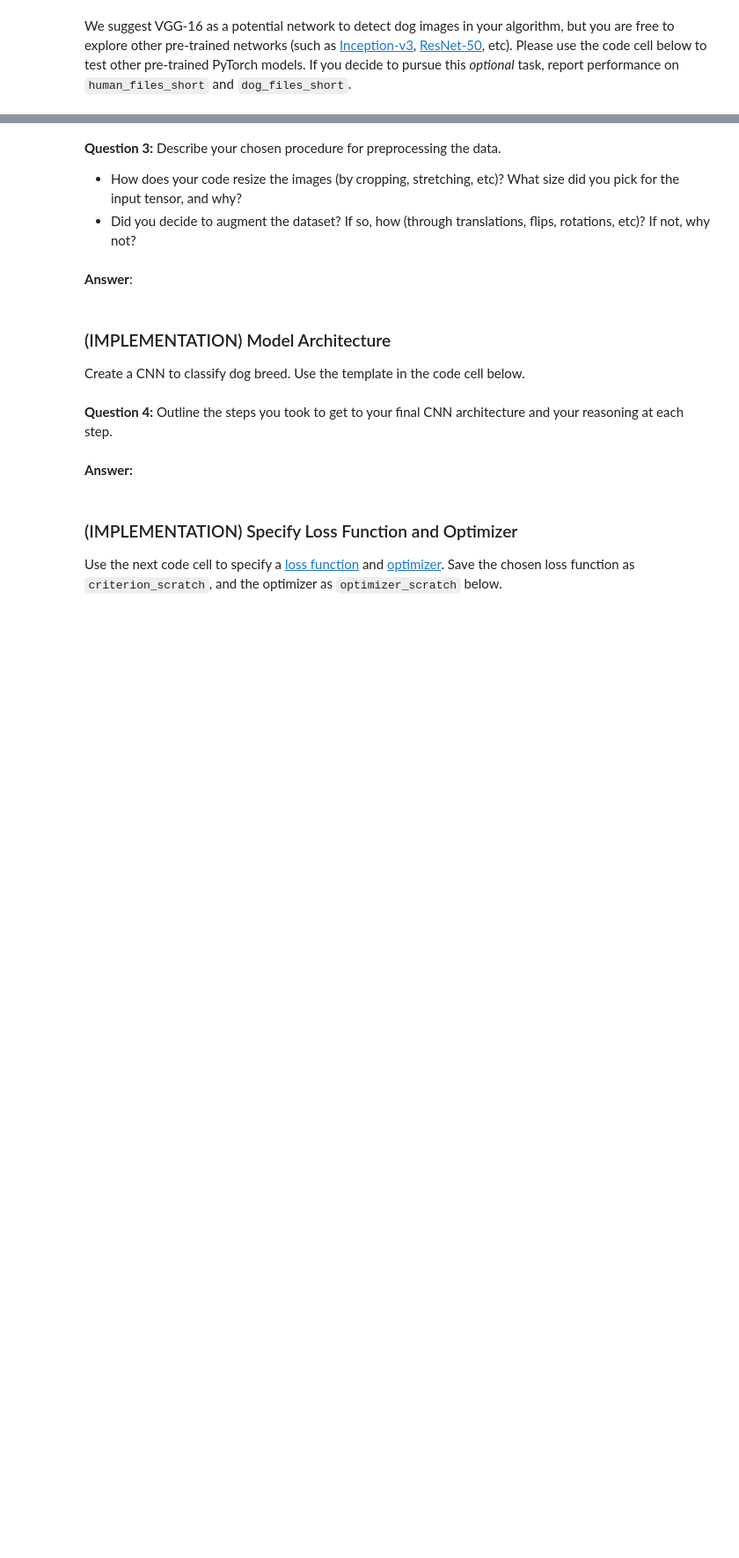
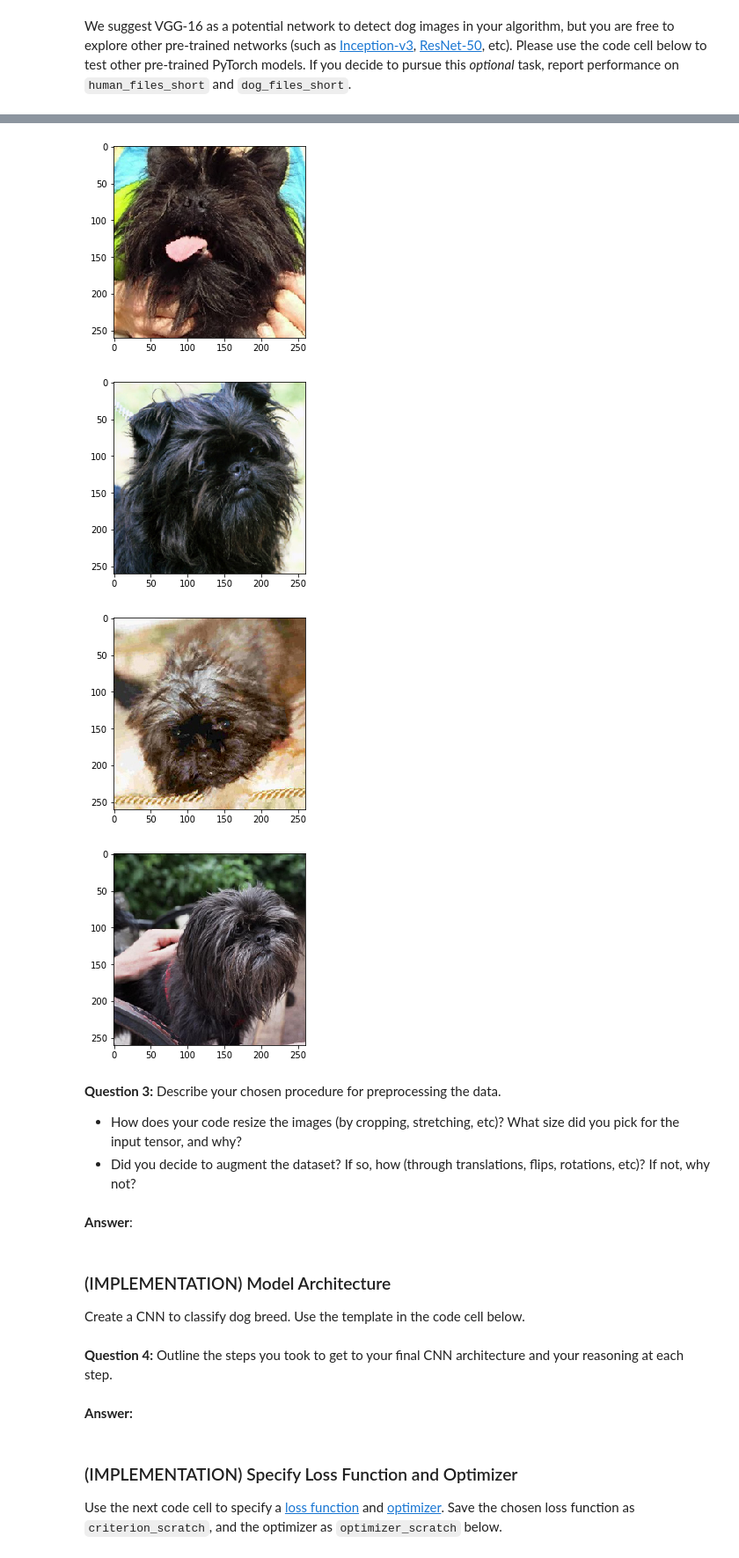
Before and after one commit to thomasgrusz/dog-breed-classifier, a Jupyter notebook: dog_app.ipynb, the cells around one changed output, grey strips where cells are left out. Shown at 88% size. Saved outputs shown, nothing was run; the diff lists cells and outputs as text; code cells hidden in the pictures; blank space fills up the shorter version.

```diff
--- a/dog_app.ipynb
+++ b/dog_app.ipynb
@@ -330,3 +528,18 @@ from torchvision import datasets
+# %%
+#data_iter = iter(trainLoader)
+#data_iter = iter(validLoader)
+data_iter = iter(testLoader)
+images, target = data_iter.next()
+images = images.numpy()
+for image in images:
+    image = image / 2 + 0.5
+    plt.imshow(np.transpose(image, (1, 2, 0)))
+    plt.show()
+# %% [output]
+[figure, added]
+[figure, added]
+[figure, added]
+[figure, added]
 # %% [markdown]
 **Question 3:** Describe your chosen procedure for preprocessing the data.
 - How does your code resize the images (by cropping, stretching, etc)?  What size did you pick for the input tensor, and why?
```
Also changed, not shown: parts of 21 cells of this notebook.
